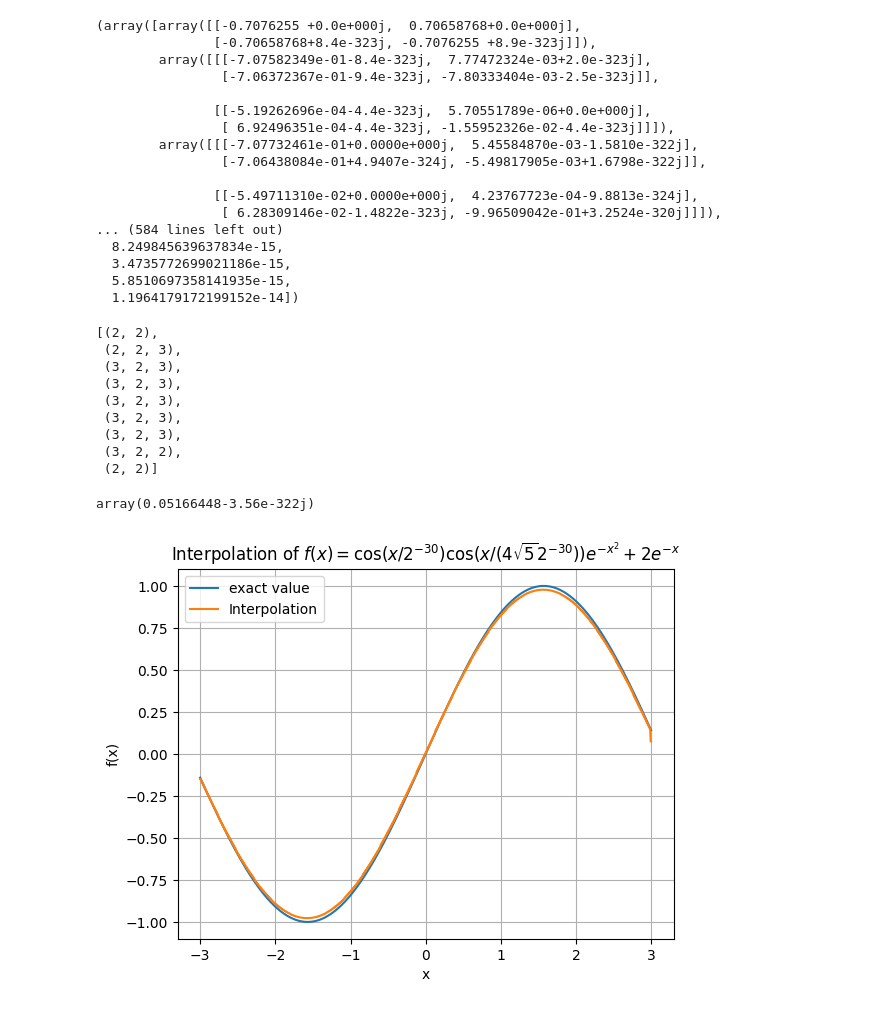
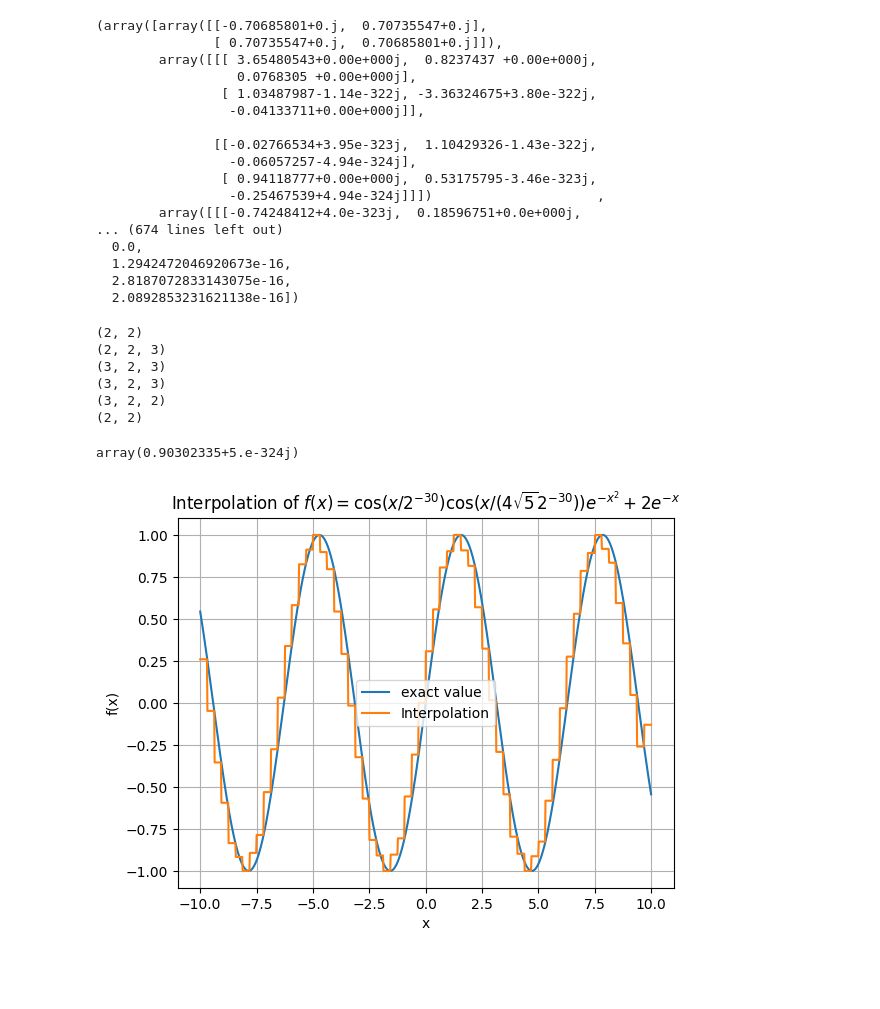
Before and after one commit to pau-torrente/py_ttcross, a Jupyter notebook: example_notebooks/pdes/multigrid_renorm.ipynb, the cells around one changed output. Saved outputs shown, nothing was run; the diff lists cells and outputs as text; code cells hidden in the pictures; blank space fills up the shorter version.

```diff
--- a/example_notebooks/pdes/multigrid_renorm.ipynb
+++ b/example_notebooks/pdes/multigrid_renorm.ipynb
@@ -16,11 +17,11 @@ def func2(x):
     B = 2 ** (-30)
     return np.cos(x / B) * np.cos(x / (4 * np.sqrt(5) * B)) * np.exp(-(x**2)) + 2 * np.exp(-x)
 # %%
-interval = [0, 2e-30]
-d = 8
+interval = [-10, 10]
+d = 5
 
 test_interpolator = greedy_one_dim_func_interpolator(
-    func=func2,
+    func=func,
     interval=interval,
     d=d,
     complex_function=False,
@@ -89,59 +87,57 @@ plt.show()
 # %%
 from py_ttcross.pdes.als import *
 # %%
-prolong_als = ProlongationALS(mps, 10, 12, 1e-10, 20)
+prolong_als = ProlongationALS(mps, 10, 12, 1e-10, 40)
 prolong_als.optimize()
 # %% [output]
-(array([array([[-0.7076255 +0.0e+000j,  0.70658768+0.0e+000j],
-               [-0.70658768+8.4e-323j, -0.7076255 +8.9e-323j]]),
-        array([[[-7.07582349e-01-8.4e-323j,  7.77472324e-03+2.0e-323j],
-                [-7.06372367e-01-9.4e-323j, -7.80333404e-03-2.5e-323j]],
+(array([array([[-0.70685801+0.j,  0.70735547+0.j],
+               [ 0.70735547+0.j,  0.70685801+0.j]]),
+        array([[[ 3.65480543+0.00e+000j,  0.8237437 +0.00e+000j,
+                  0.0768305 +0.00e+000j],
+                [ 1.03487987-1.14e-322j, -3.36324675+3.80e-322j,
+                 -0.04133711+0.00e+000j]],
 
-               [[-5.19262696e-04-4.4e-323j,  5.70551789e-06+0.0e+000j],
-                [ 6.92496351e-04-4.4e-323j, -1.55952326e-02-4.4e-323j]]]),
-        array([[[-7.07732461e-01+0.0000e+000j,  5.45584870e-03-1.5810e-322j],
-                [-7.06438084e-01+4.9407e-324j, -5.49817905e-03+1.6798e-322j]],
-
-               [[-5.49711310e-02+0.0000e+000j,  4.23767723e-04-9.8813e-324j],
-                [ 6.28309146e-02-1.4822e-323j, -9.96509042e-01+3.2524e-320j]]]),
-... (584 lines left out)
-  8.249845639637834e-15,
-  3.4735772699021186e-15,
-  5.8510697358141935e-15,
-  1.1964179172199152e-14])
+               [[-0.02766534+3.95e-323j,  1.10429326-1.43e-322j,
+                 -0.06057257-4.94e-324j],
+                [ 0.94118777+0.00e+000j,  0.53175795-3.46e-323j,
+                 -0.25467539+4.94e-324j]]])                     ,
+        array([[[-0.74248412+4.0e-323j,  0.18596751+0.0e+000j,
+... (674 lines left out)
+  0.0,
+  1.2942472046920673e-16,
+  2.8187072833143075e-16,
+  2.0892853231621138e-16])
 # %%
 new_interpolator = greedy_one_dim_func_interpolator.load_mps(prolong_als.fine_mps, interval, complex_func=False)
 # %%
-[tens.shape for tens in prolong_als.fine_mps]
+for tens in prolong_als.fine_mps:
+    print(tens.shape)
 # %% [output]
-[(2, 2),
- (2, 2, 3),
- (3, 2, 3),
- (3, 2, 3),
- (3, 2, 3),
- (3, 2, 3),
- (3, 2, 3),
- (3, 2, 2),
- (2, 2)]
+(2, 2)
+(2, 2, 3)
+(3, 2, 3)
+(3, 2, 3)
+(3, 2, 2)
+(2, 2)
 # %%
 new_interpolator.eval(1)
 # %% [output]
-array(0.05166448-3.56e-322j)
+array(0.90302335+5.e-324j)
 # %%
 x = np.linspace(interval[0], interval[1], 1000)
 
 y = [func(x_i) for x_i in x]
 
-interpolation = np.array([16 * new_interpolator.eval(x_i) for x_i in x])
+interpolation = np.array([new_interpolator.eval(x_i) for x_i in x])
 
 plt.plot(x, y, label="exact value")
 plt.plot(x, interpolation, label="Interpolation")
 
 plt.xlabel("x")
 plt.ylabel("f(x)")
 plt.title("Interpolation of $f(x) = \cos(x / 2^{-30})\cos(x / (4\sqrt{5}2^{-30}))e^{-x^2} + 2e^{-x}$")
 plt.legend()
 plt.grid(True)
 plt.show()
 # %% [output]
-[figure, old version]
+[figure, new version]
```
Also changed, not shown: parts of 12 cells of this notebook, 3 other files.
